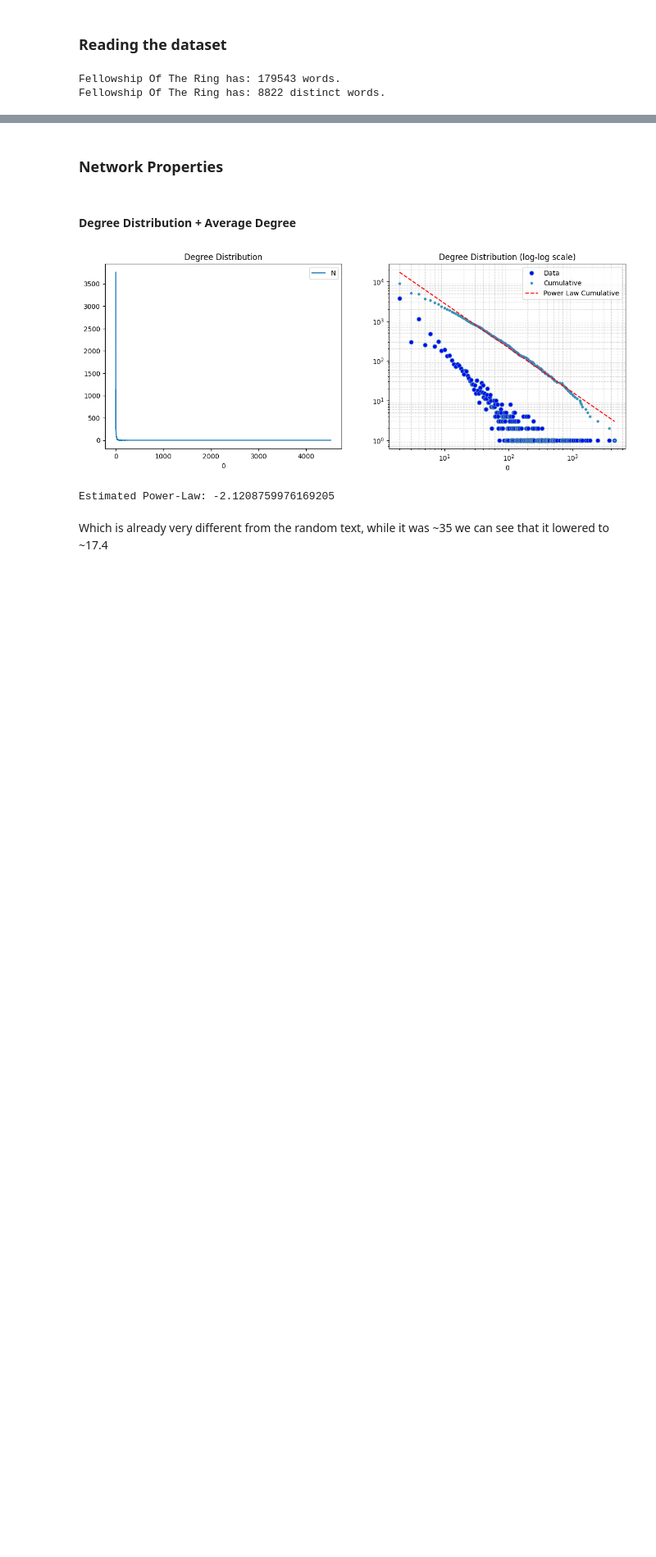
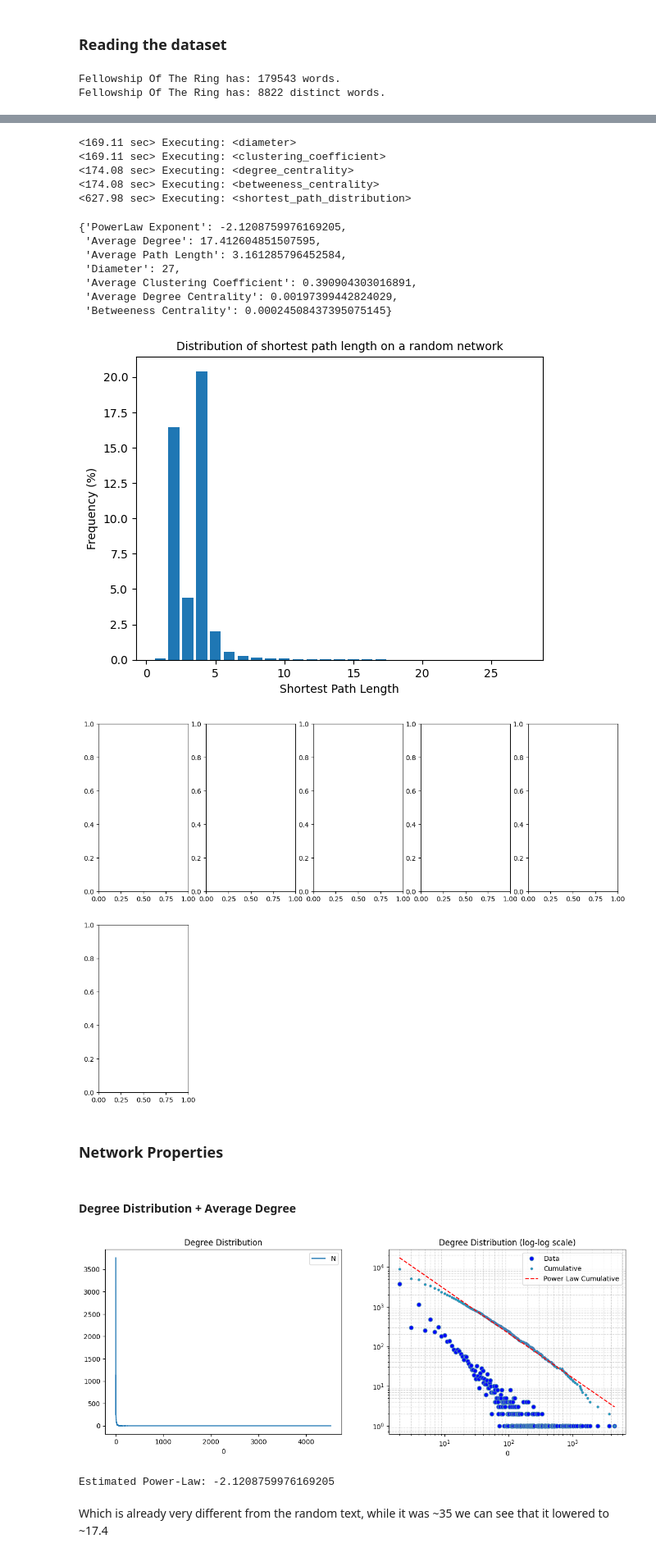
Before and after one commit to haylibi/network_science-word_analysis, a Jupyter notebook: notebook.ipynb, the cells around one changed output, grey strips where cells are left out. Shown at 82% size. Drawn from its saved outputs; the diff is of its cells as text; code cells hidden in the pictures; blank space fills up the shorter version.

```diff
--- a/notebook.ipynb
+++ b/notebook.ipynb
@@ -73,20 +81,7 @@ After that, we'll try to build a model which generates a network similar to the
 ### Reading the dataset
 # %%
 # Fellowship Of The Ring for random network definition purposes:
-with open('The Fellowship Of The Ring.txt', 'r') as file:
-    # Read the content of the file
-    # Fix the contractions (ex: They're -> They are / Bilbo's -> Bilbos)
-    # Make it a textblob
-    real_text = TextBlob(contractions.fix(file.read()))
-
-# setting every word to lowercase
-real_text.words = real_text.words.lower()
-
-# removing (".", "_") and ' when it starts a word
-for i in range(len(real_text.words)):
-    word = real_text.words[i]
-    word = word.replace(".", "").replace("_", "").lstrip("'")
-    real_text.words[i] = word
+real_text = read_file('./data/The Fellowship Of The Ring.txt')
 
 # number of words
 n_words = len(real_text.words)
@@ -96,7 +91,6 @@ print('Fellowship Of The Ring has: ' + str(n_words) + ' words.')
 n_distinct_words = len(set(real_text.words))
 print('Fellowship Of The Ring has: ' + str(n_distinct_words) + ' distinct words.')
 
-
 # Uniting all the words that were extracted creating what we called a "giga_phrase", a phrase that represents the entire book without paragraphs, periods or chapters
 giga_phrase = ' '.join(real_text.words)
 real_network = get_network(giga_phrase, weighted=False)
@@ -106,4 +100,5 @@ Fellowship Of The Ring has: 8822 distinct words.
 # %%
 real = EvaluateNetworks(real_network, evaluations=evaluations)
 
-real.evaluate()
+real.evaluate(plots=False, prints=False)
+# %% [output]
@@ -110,3 +107,17 @@ real.evaluate()
+<169.11 sec> Executing: <diameter>
+<169.11 sec> Executing: <clustering_coefficient>
+<174.08 sec> Executing: <degree_centrality>
+<174.08 sec> Executing: <betweeness_centrality>
+<627.98 sec> Executing: <shortest_path_distribution>
+{'PowerLaw Exponent': -2.1208759976169205,
+ 'Average Degree': 17.412604851507595,
+ 'Average Path Length': 3.161285796452584,
+ 'Diameter': 27,
+ 'Average Clustering Coefficient': 0.390904303016891,
+ 'Average Degree Centrality': 0.00197399442824029,
+ 'Betweeness Centrality': 0.00024508437395075145}
+[figure, added]
+[figure, added]
 # %% [markdown]
 ### Network Properties
 # %% [markdown]
```
Also changed, not shown: parts of 7 cells of this notebook, 8 other files.
